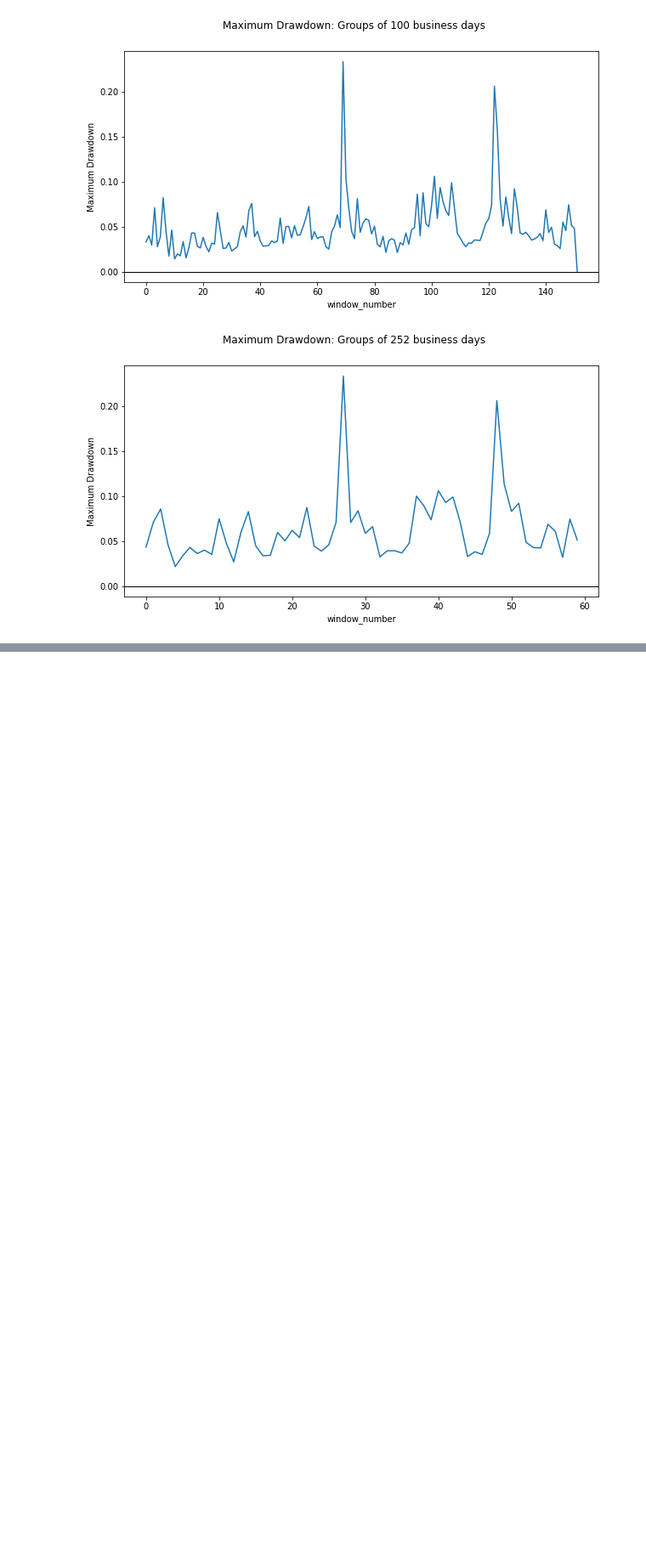
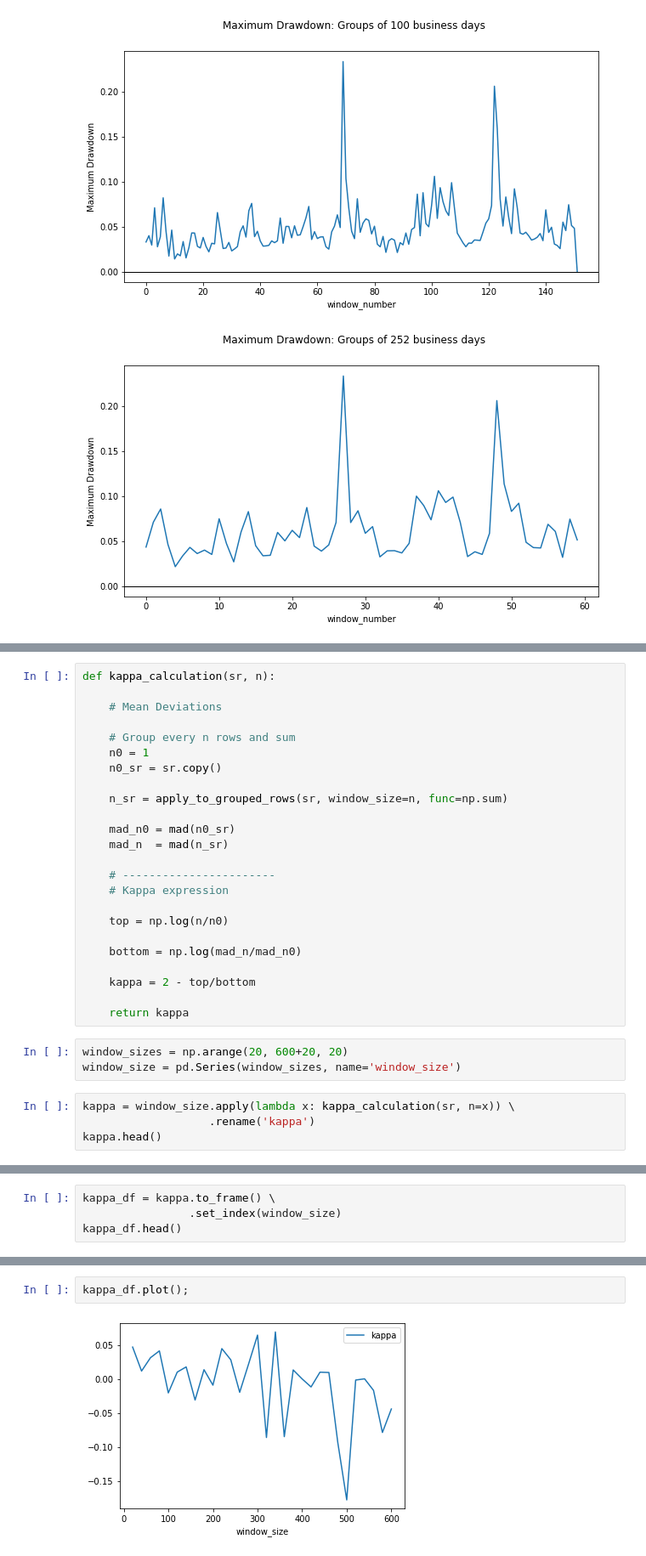
Before and after one commit to FergM/fattails, a Jupyter notebook: notebooks/NB37 - Diagnosing the SP500.ipynb, the cells around one changed output, grey strips where cells are left out. Shown at 85% size. Cells and saved outputs as stored; diff of their text form; blank space fills up the shorter version.

Commit message:
Update NB37 with kappa plot rough example.

```diff
--- a/notebooks/NB37 - Diagnosing the SP500.ipynb
+++ b/notebooks/NB37 - Diagnosing the SP500.ipynb
@@ -347,0 +391,31 @@ for col in drawdown_df.columns:
+# %%
+def kappa_calculation(sr, n):
+
+    # Mean Deviations
+
+    # Group every n rows and sum
+    n0 = 1
+    n0_sr = sr.copy()
+
+    n_sr = apply_to_grouped_rows(sr, window_size=n, func=np.sum)
+
+    mad_n0 = mad(n0_sr)
+    mad_n  = mad(n_sr)
+
+    # -----------------------
+    # Kappa expression
+
+    top = np.log(n/n0)
+
+    bottom = np.log(mad_n/mad_n0)
+
+    kappa = 2 - top/bottom
+
+    return kappa
+# %%
+window_sizes = np.arange(20, 600+20, 20)
+window_size = pd.Series(window_sizes, name='window_size')
+# %%
+kappa = window_size.apply(lambda x: kappa_calculation(sr, n=x)) \
+                   .rename('kappa')
+kappa.head()
@@ -347,0 +429,4 @@ for col in drawdown_df.columns:
+# %%
+kappa_df = kappa.to_frame() \
+                .set_index(window_size)
+kappa_df.head()
@@ -347,0 +441,4 @@ for col in drawdown_df.columns:
+# %%
+kappa_df.plot();
+# %% [output]
+[figure, added]
```
Also changed, not shown: parts of 10 cells of this notebook.
